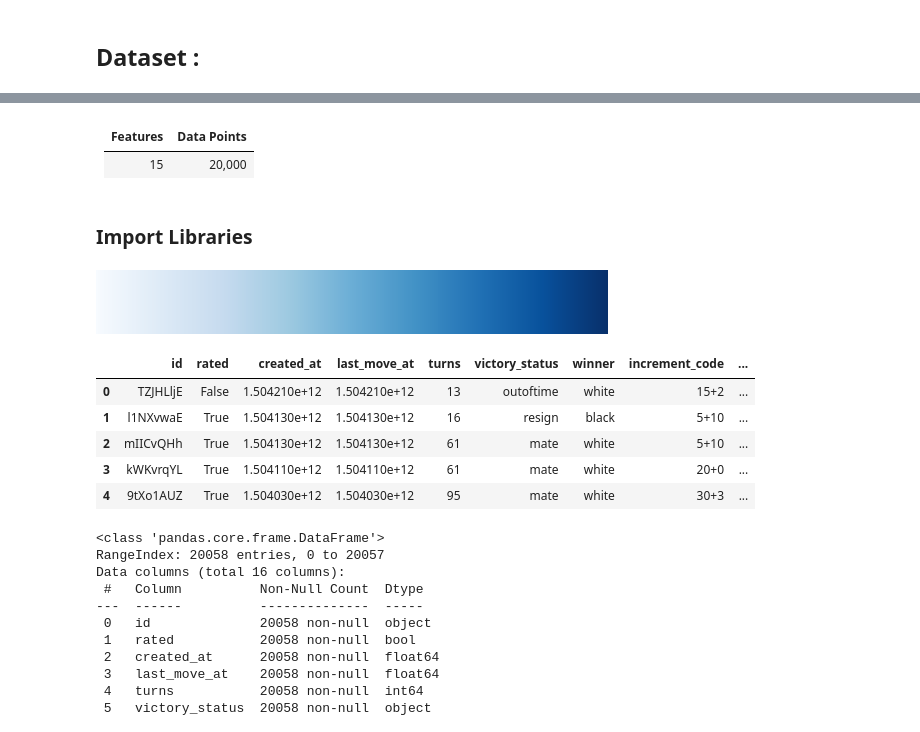
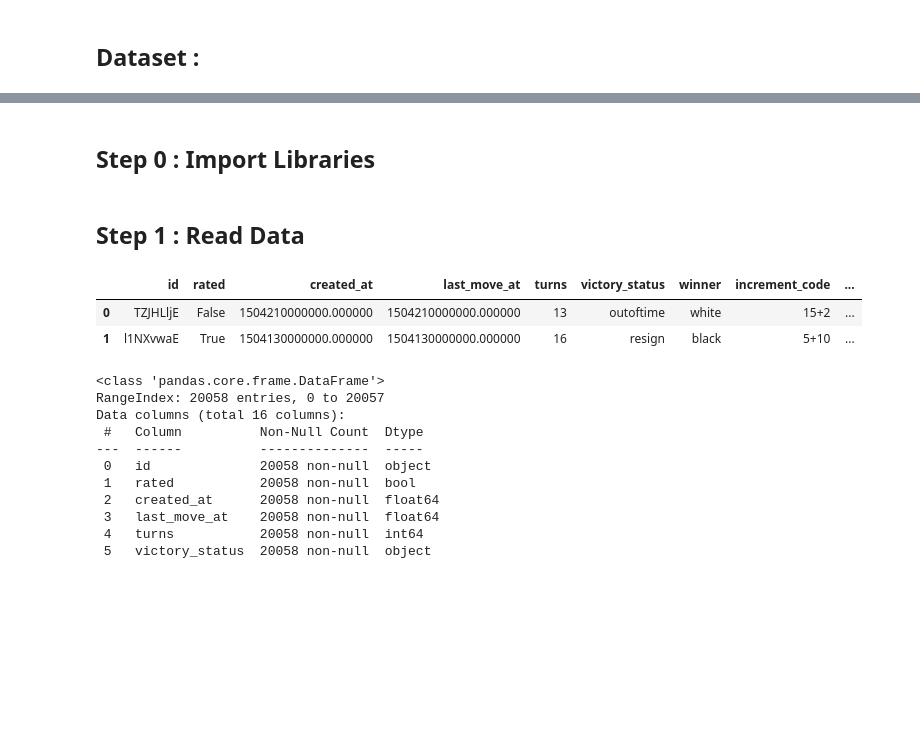
Before and after one commit to salemeid/Tuwaiq-DS-my-project, a Jupyter notebook: Chess_Winning_Move.ipynb, the cells around one changed output, grey strips where cells are left out. Cells and saved outputs as stored; diff of their text form; code cells hidden in the pictures; blank space fills up the shorter version.

```diff
--- a/Chess_Winning_Move.ipynb
+++ b/Chess_Winning_Move.ipynb
@@ -32,17 +30,17 @@ data features:
-# %% [markdown]
-| Features  | Data Points |
-| ------------- | ------------- |
-| 15  | 20,000  |
 # %% [markdown]
-### Import Libraries
+##  Step 0 : Import Libraries
 # %%
+# import the basic data points
 import pandas as pd
 import numpy as np
 import matplotlib.pyplot as plt
 import seaborn as sns
 
 %matplotlib inline
-sns.color_palette("Blues", as_cmap=True)
+
+# checking and setting the theme for charts in project
+
+sns.set_theme(style="darkgrid", palette="colorblind")
-# %% [output]
-[figure, removed]
+# %% [markdown]
+## Step 1 : Read Data
 # %%
@@ -49,13 +48,10 @@ sns.color_palette("Blues", as_cmap=True)
 df = pd.read_csv('games.csv')
 # %%
-df.head()
+df.head(2)
 # %% [output]
 |  | id | rated | created_at | last_move_at | turns | victory_status | winner | increment_code | ... |
-| 0 | TZJHLljE | False | 1.504210e+12 | 1.504210e+12 | 13 | outoftime | white | 15+2 | ... |
-| 1 | l1NXvwaE | True | 1.504130e+12 | 1.504130e+12 | 16 | resign | black | 5+10 | ... |
-| 2 | mIICvQHh | True | 1.504130e+12 | 1.504130e+12 | 61 | mate | white | 5+10 | ... |
-| 3 | kWKvrqYL | True | 1.504110e+12 | 1.504110e+12 | 61 | mate | white | 20+0 | ... |
-| 4 | 9tXo1AUZ | True | 1.504030e+12 | 1.504030e+12 | 95 | mate | white | 30+3 | ... |
+| 0 | TZJHLljE | False | 1504210000000.000000 | 1504210000000.000000 | 13 | outoftime | white | 15+2 | ... |
+| 1 | l1NXvwaE | True | 1504130000000.000000 | 1504130000000.000000 | 16 | resign | black | 5+10 | ... |
 # %%
 df.info()
 # %% [output]
```
Also changed, not shown: parts of 177 cells of this notebook, 2 other files.
